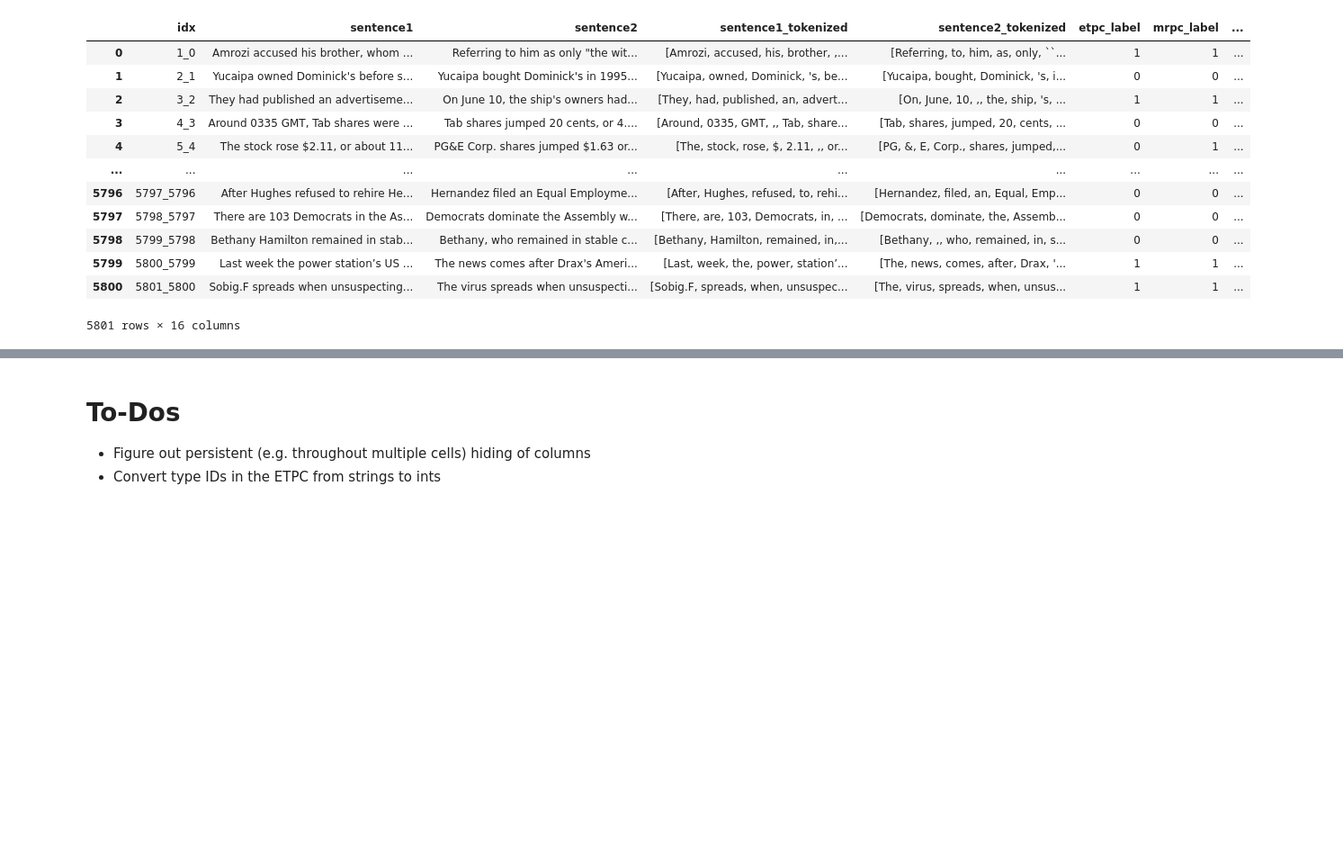
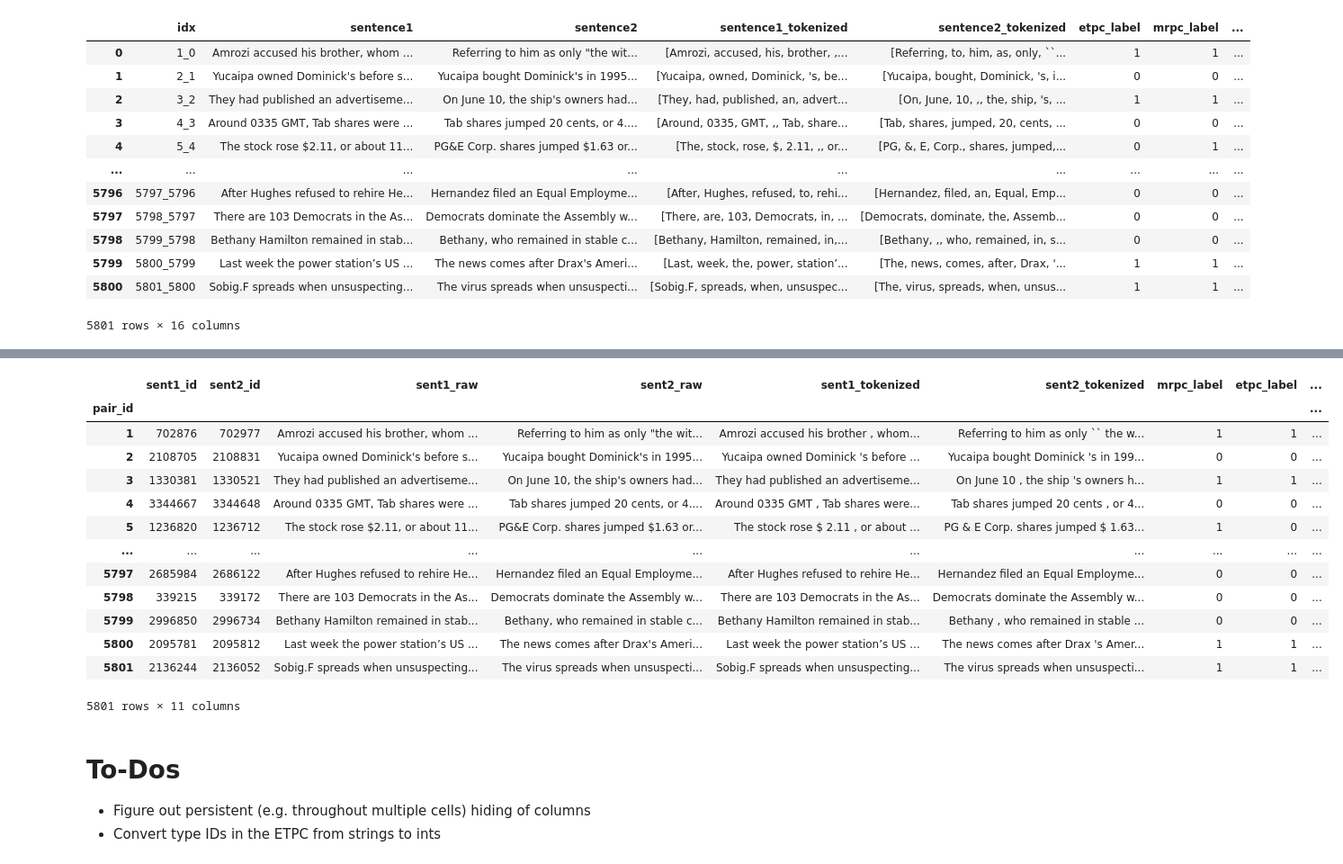
Before and after one commit to lucasadelino/thesis, a Jupyter notebook: reannotation.ipynb, the cells around one changed output, grey strips where cells are left out. Shown at 90% size. Cells and saved outputs as stored; diff of their text form; code cells hidden in the pictures; blank space fills up the shorter version.

```diff
--- a/reannotation.ipynb
+++ b/reannotation.ipynb
@@ -230,3 +363,22 @@ numpy.ndarray
+# %%
+pairs['sent1_indices'] = pairs['sent1_tokenized'].apply(lambda x: np.zeros(len(x.split())))
+pairs['sent2_indices'] = pairs['sent2_tokenized'].apply(lambda x: np.zeros(len(x.split())))
+pairs
+# %% [output]
+|  | sent1_id | sent2_id | sent1_raw | sent2_raw | sent1_tokenized | sent2_tokenized | mrpc_label | etpc_label | ... |
+| pair_id |  |  |  |  |  |  |  |  | ... |
+| 1 | 702876 | 702977 | Amrozi accused his brother, whom ... | Referring to him as only "the wit... | Amrozi accused his brother , whom... | Referring to him as only `` the w... | 1 | 1 | ... |
+| 2 | 2108705 | 2108831 | Yucaipa owned Dominick's before s... | Yucaipa bought Dominick's in 1995... | Yucaipa owned Dominick 's before ... | Yucaipa bought Dominick 's in 199... | 0 | 0 | ... |
+| 3 | 1330381 | 1330521 | They had published an advertiseme... | On June 10, the ship's owners had... | They had published an advertiseme... | On June 10 , the ship 's owners h... | 1 | 1 | ... |
+| 4 | 3344667 | 3344648 | Around 0335 GMT, Tab shares were ... | Tab shares jumped 20 cents, or 4.... | Around 0335 GMT , Tab shares were... | Tab shares jumped 20 cents , or 4... | 0 | 0 | ... |
+| 5 | 1236820 | 1236712 | The stock rose $2.11, or about 11... | PG&E Corp. shares jumped $1.63 or... | The stock rose $ 2.11 , or about ... | PG & E Corp. shares jumped $ 1.63... | 1 | 0 | ... |
+| ... | ... | ... | ... | ... | ... | ... | ... | ... | ... |
+| 5797 | 2685984 | 2686122 | After Hughes refused to rehire He... | Hernandez filed an Equal Employme... | After Hughes refused to rehire He... | Hernandez filed an Equal Employme... | 0 | 0 | ... |
+| 5798 | 339215 | 339172 | There are 103 Democrats in the As... | Democrats dominate the Assembly w... | There are 103 Democrats in the As... | Democrats dominate the Assembly w... | 0 | 0 | ... |
+| 5799 | 2996850 | 2996734 | Bethany Hamilton remained in stab... | Bethany, who remained in stable c... | Bethany Hamilton remained in stab... | Bethany , who remained in stable ... | 0 | 0 | ... |
+| 5800 | 2095781 | 2095812 | Last week the power station’s US ... | The news comes after Drax's Ameri... | Last week the power station’s US ... | The news comes after Drax 's Amer... | 1 | 1 | ... |
+| 5801 | 2136244 | 2136052 | Sobig.F spreads when unsuspecting... | The virus spreads when unsuspecti... | Sobig.F spreads when unsuspecting... | The virus spreads when unsuspecti... | 1 | 1 | ... |
+5801 rows × 11 columns
 # %% [markdown]
 # To-Dos
 
```
Also changed, not shown: parts of 19 cells of this notebook.
